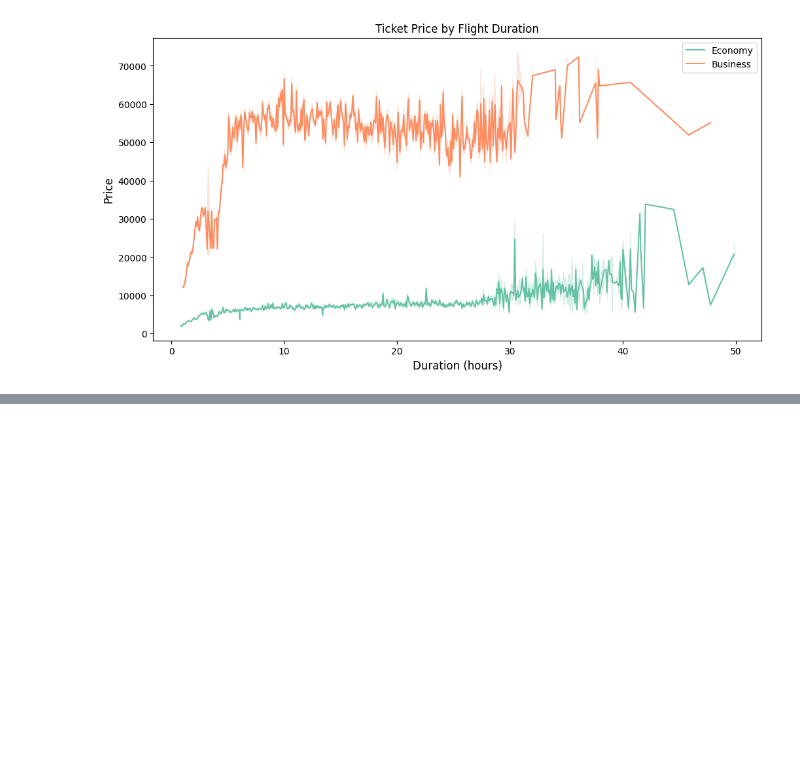
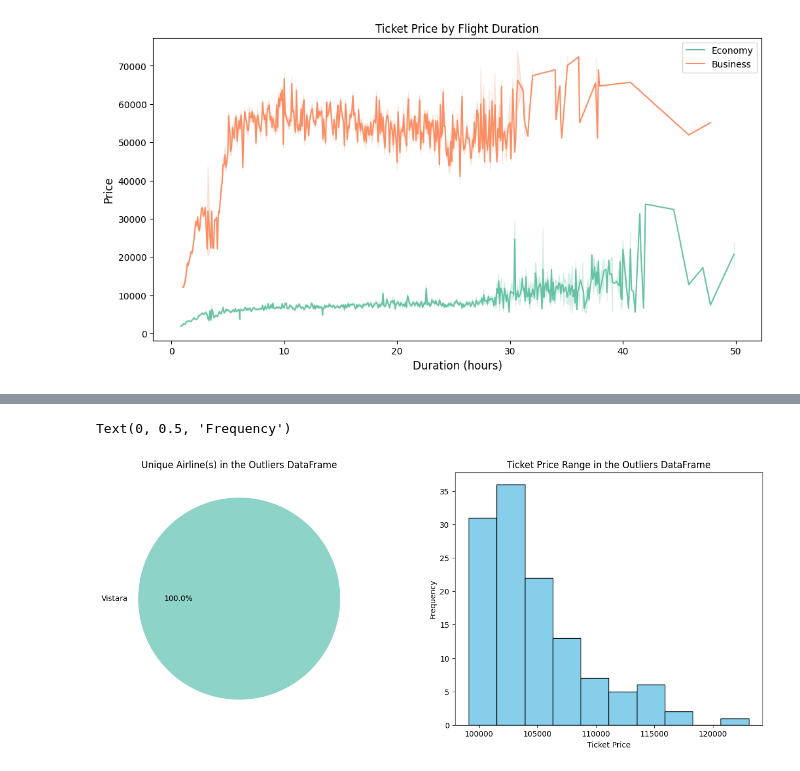
Before and after one commit to hatarakris/Data-Projects, a Jupyter notebook: airlines.ipynb, the cells around one changed output, grey strips where cells are left out. Drawn from its saved outputs; the diff is of its cells as text; code cells hidden in the pictures; blank space fills up the shorter version.

```diff
--- a/airlines.ipynb
+++ b/airlines.ipynb
@@ -247,0 +250,14 @@ plt.show()
+# %%
+Q1 = df['price'].quantile(0.25)
+Q3 = df['price'].quantile(0.75)
+IQR = Q3 - Q1
+
+lower_bound = (Q1 - 1.5 * IQR)
+upper_bound = (Q3 + 1.5 * IQR)
+
+outlier_df = df[
+    (df['price'] < lower_bound) |
+    (df['price'] > upper_bound)
+]
+
+outlier_df
@@ -247,0 +278,16 @@ plt.show()
+# %%
+plt.figure(figsize=(16, 6))
+colors=sns.color_palette('Set3')
+
+plt.subplot(1,2,1)
+ax=plt.pie(outlier_df['airline'].value_counts(), autopct='%.1f%%', labels=outlier_df['airline'].unique(), colors=colors)
+plt.title('Unique Airline(s) in the Outliers DataFrame')
+
+plt.subplot(1,2,2)
+ax=plt.hist(outlier_df['price'], bins=10, color='skyblue', edgecolor='black')
+plt.title('Ticket Price Range in the Outliers DataFrame')
+plt.xlabel('Ticket Price')
+plt.ylabel('Frequency')
+# %% [output]
+Text(0, 0.5, 'Frequency')
+[figure, added]
```
Also changed, not shown: parts of 3 cells of this notebook.
